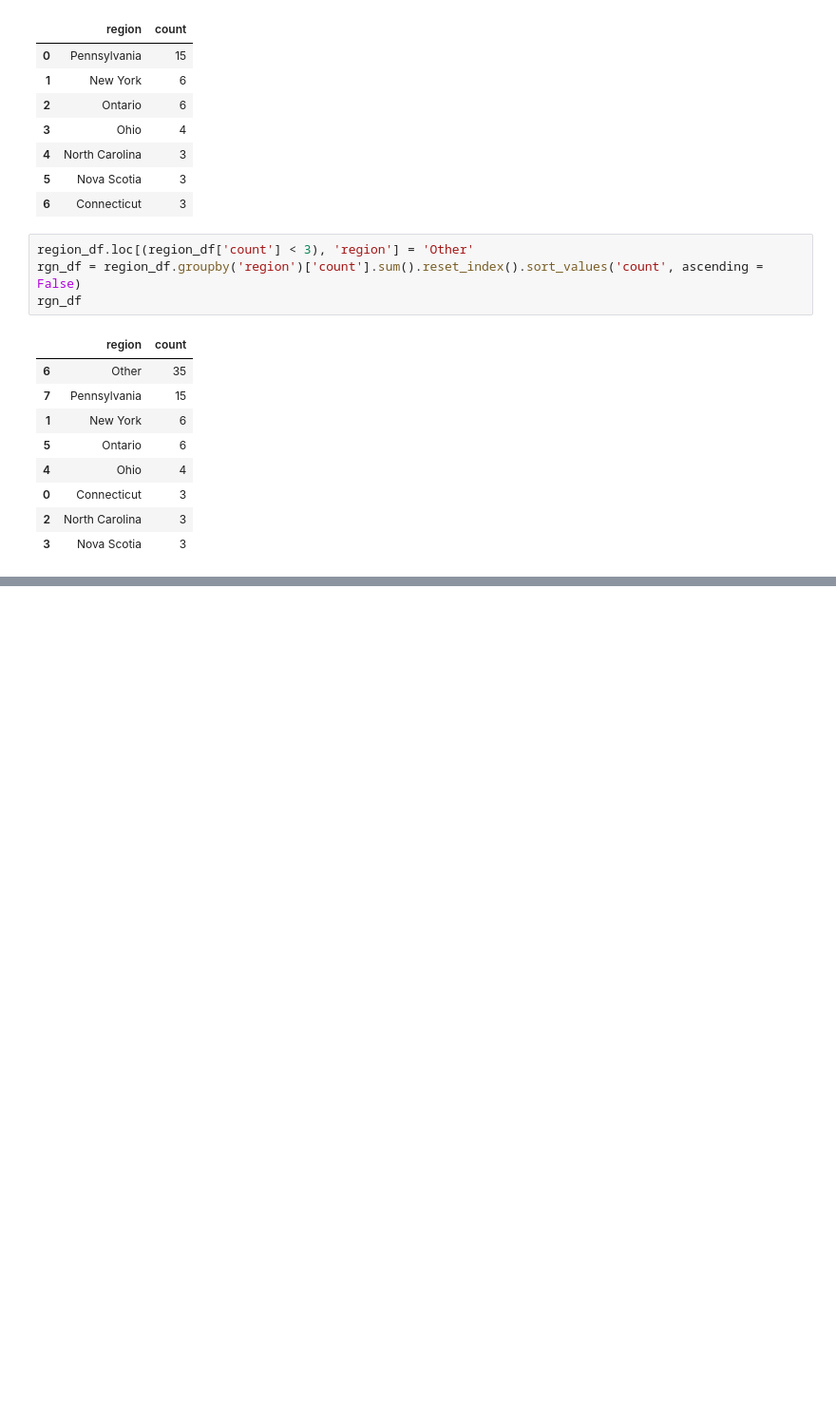
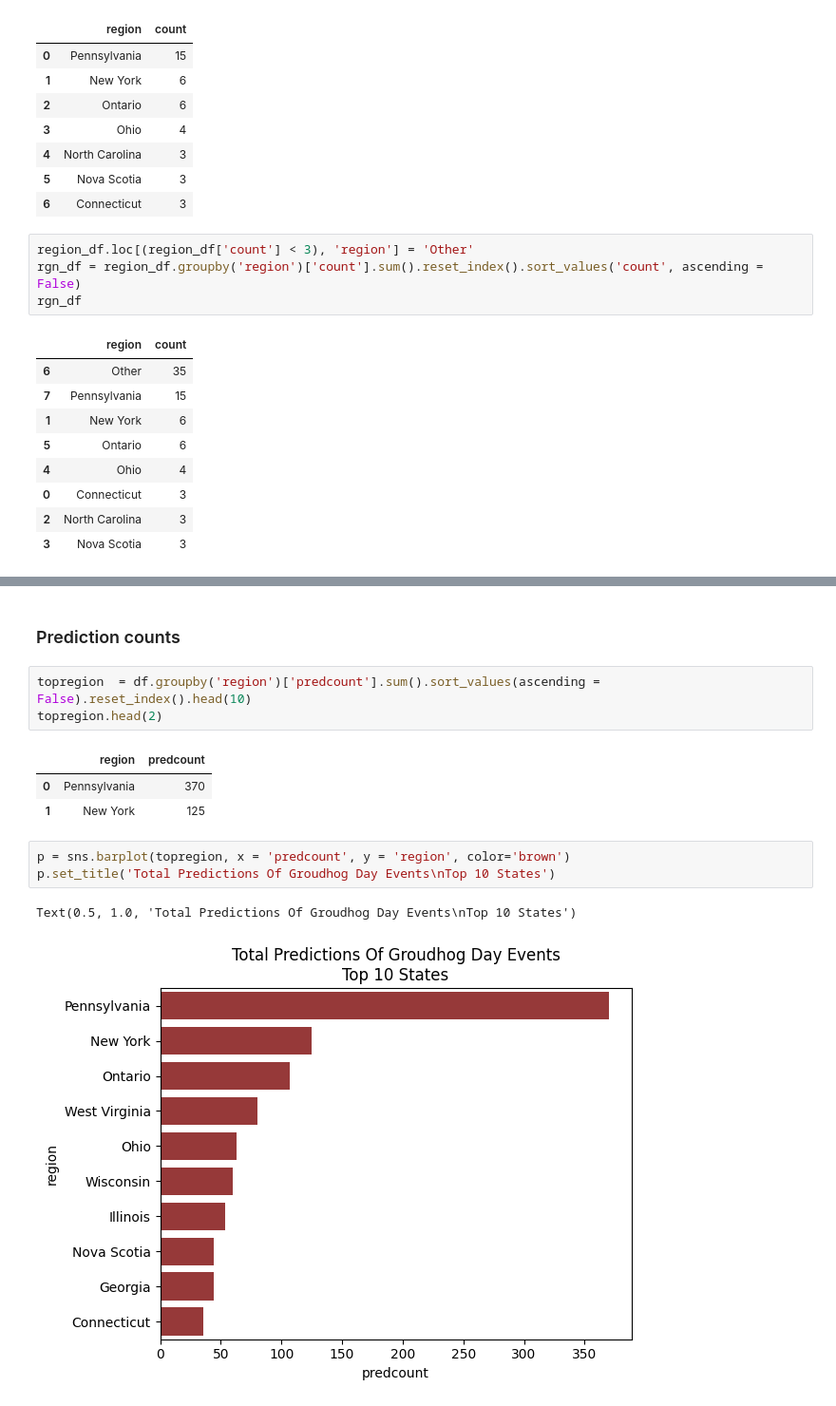
Before and after one commit to birusod/Projects2024, a Jupyter notebook: PyDocs/w05_groundhogs/w05_groundhogs.ipynb, the cells around one changed output, grey strips where cells are left out. Shown at 95% size. Cells and saved outputs as stored; diff of their text form; blank space fills up the shorter version.

```diff
--- a/PyDocs/w05_groundhogs/w05_groundhogs.ipynb
+++ b/PyDocs/w05_groundhogs/w05_groundhogs.ipynb
@@ -93,0 +147,15 @@ AttributeError: 'Axes' object has no attribute 'set_major_formatter'
+# %% [markdown]
+###  Prediction counts
+# %%
+topregion  = df.groupby('region')['predcount'].sum().sort_values(ascending = False).reset_index().head(10)
+topregion.head(2)
+# %% [output]
+|  | region | predcount |
+| 0 | Pennsylvania | 370 |
+| 1 | New York | 125 |
+# %%
+p = sns.barplot(topregion, x = 'predcount', y = 'region', color='brown')
+p.set_title('Total Predictions Of Groudhog Day Events\nTop 10 States')
+# %% [output]
+Text(0.5, 1.0, 'Total Predictions Of Groudhog Day Events\nTop 10 States')
+[figure, added]
```
Also changed, not shown: parts of 10 cells of this notebook.
